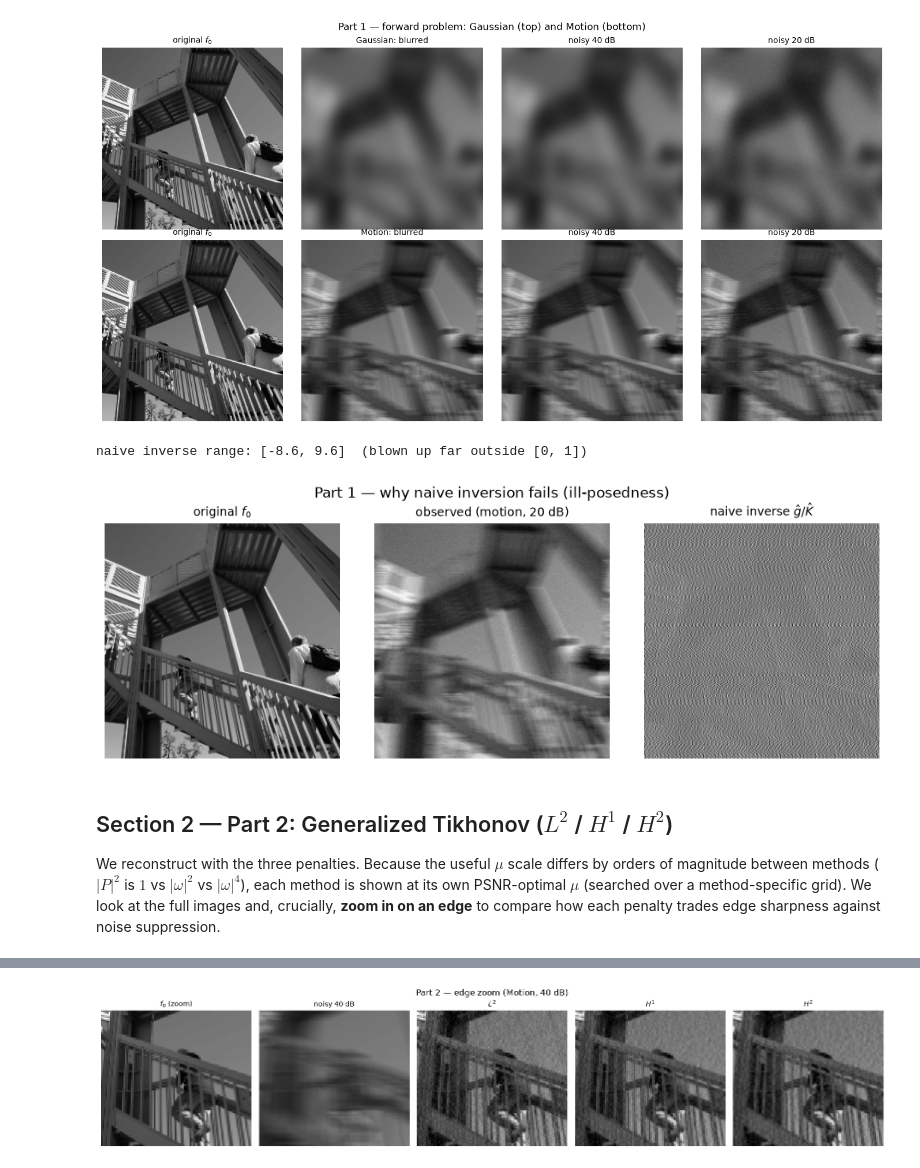
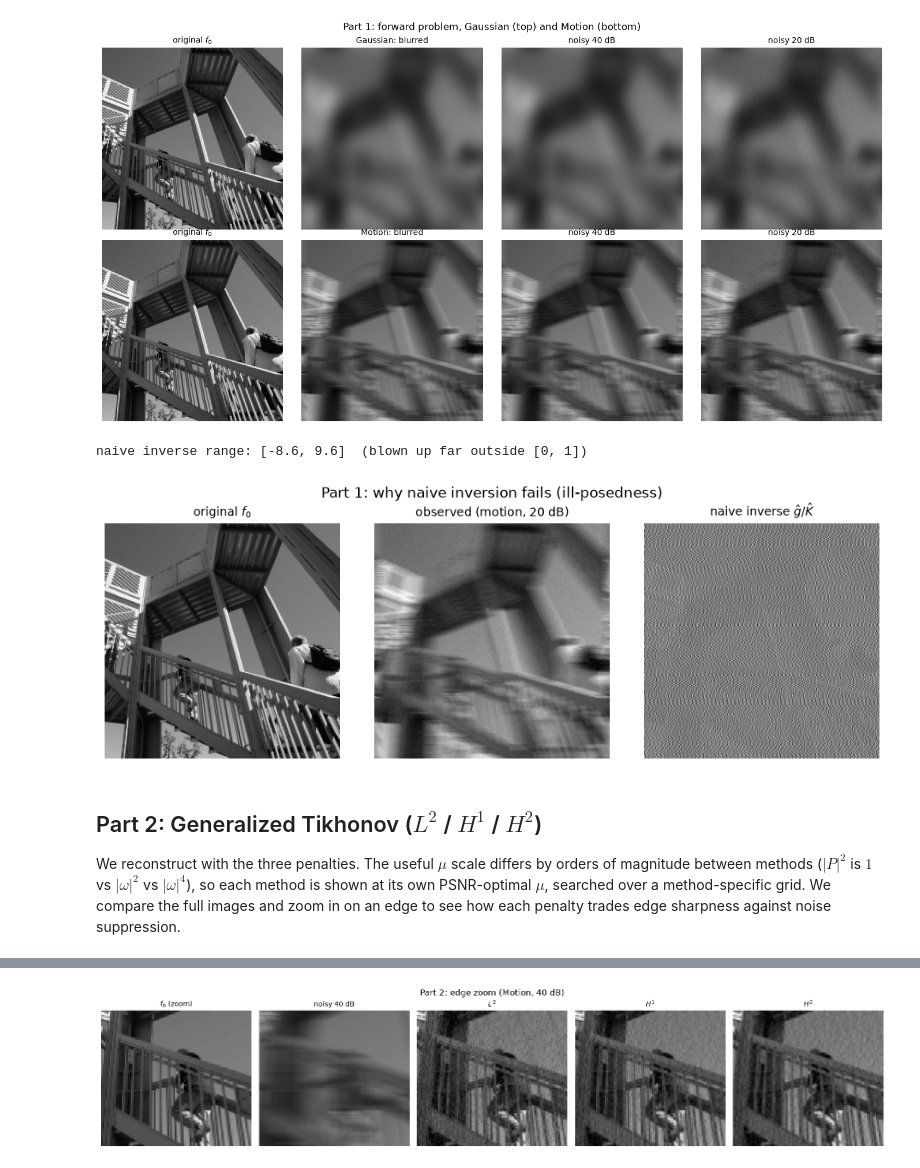
Before and after one commit to LulaKebaber/Math_for_Imaging, a Jupyter notebook: deblurring_project.ipynb, the cells around one changed output, grey strips where cells are left out. Saved outputs shown, nothing was run; the diff lists cells and outputs as text; code cells hidden in the pictures.

```diff
--- a/deblurring_project.ipynb
+++ b/deblurring_project.ipynb
@@ -114,24 +112,23 @@ Motion   target   20 dB  ->  measured 20.00 dB
 # %%
 # The failure of naive inversion (motion blur, 20 dB): noise amplified without bound.
 g_lo_m = sims["Motion"][td.SNR_LOW_DB]["g_noisy"]
 naive = td.naive_inverse(g_lo_m, K_motion)
 print(f"naive inverse range: [{naive.min():.1f}, {naive.max():.1f}]  (blown up far outside [0, 1])")
 td.show_images([f0, g_lo_m, naive],
                ["original $f_0$", "observed (motion, 20 dB)", "naive inverse $\\hat g/\\hat K$"],
                ncols=3, vmin=None, vmax=None,
-               suptitle="Part 1 — why naive inversion fails (ill-posedness)")
+               suptitle="Part 1: why naive inversion fails (ill-posedness)")
 plt.show()
 # %% [output]
 naive inverse range: [-8.6, 9.6]  (blown up far outside [0, 1])
-[figure, old version]
+[figure, new version]
 # %% [markdown]
-## Section 2 — Part 2: Generalized Tikhonov ($L^2$ / $H^1$ / $H^2$)
+## Part 2: Generalized Tikhonov ($L^2$ / $H^1$ / $H^2$)
 
-We reconstruct with the three penalties. Because the useful $\mu$ scale differs by orders of
-magnitude between methods ($|P|^2$ is $1$ vs $|\omega|^2$ vs $|\omega|^4$), each method is shown at
-its own PSNR-optimal $\mu$ (searched over a method-specific grid). We look at the full images and,
-crucially, **zoom in on an edge** to compare how each penalty trades edge sharpness against noise
-suppression.
+We reconstruct with the three penalties. The useful $\mu$ scale differs by orders of magnitude
+between methods ($|P|^2$ is $1$ vs $|\omega|^2$ vs $|\omega|^4$), so each method is shown at its own
+PSNR-optimal $\mu$, searched over a method-specific grid. We compare the full images and zoom in on an
+edge to see how each penalty trades edge sharpness against noise suppression.
 # %%
 # Penalty masks (FFT layout) and per-method mu search grids.
 penalties = {m: td.penalty_squared(m, wX, wY) for m in ("L2", "H1", "H2")}
```
Also changed, not shown: parts of 13 cells of this notebook, 11 other files.
